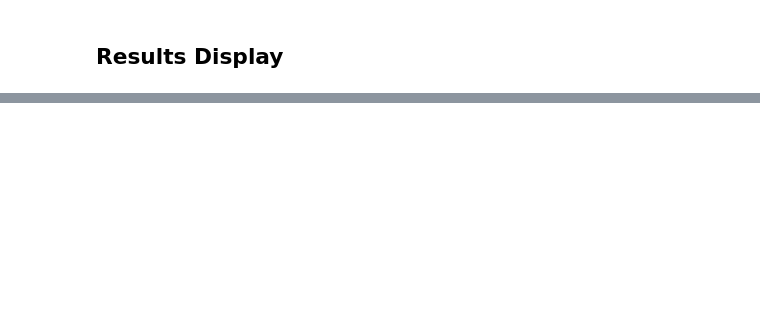
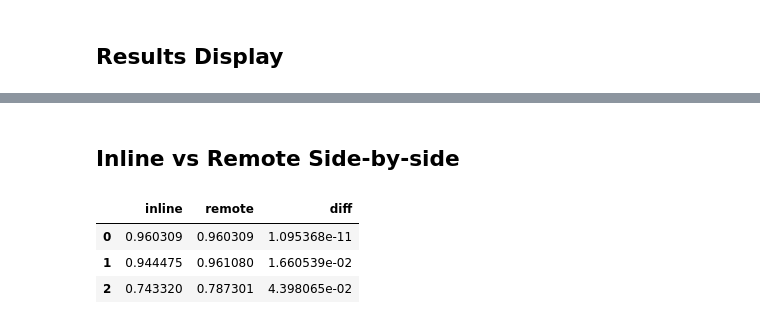
Before and after one commit to trustyai-explainability/llama-stack-provider-ragas, a Jupyter notebook: demos/basic_demo.ipynb, the cells around one changed output, grey strips where cells are left out. Saved outputs shown, nothing was run; the diff lists cells and outputs as text; code cells hidden in the pictures; blank space fills up the shorter version.

```diff
--- a/demos/basic_demo.ipynb
+++ b/demos/basic_demo.ipynb
@@ -325,0 +361,18 @@ EvaluateResponse(generations=[], scores={})
+# %% [markdown]
+## Inline vs Remote Side-by-side
+# %%
+pd.DataFrame.from_dict(
+    {
+        "inline": [
+            r["score"] for r in inline_results.scores["answer_relevancy"].score_rows
+        ],
+        "remote": [
+            r["score"] for r in remote_results.scores["answer_relevancy"].score_rows
+        ],
+    },
+).assign(diff=lambda df: df["remote"] - df["inline"])
+# %% [output]
+|  | inline | remote | diff |
+| 0 | 0.960309 | 0.960309 | 1.095368e-11 |
+| 1 | 0.944475 | 0.961080 | 1.660539e-02 |
+| 2 | 0.743320 | 0.787301 | 4.398065e-02 |
```
Also changed, not shown: parts of 12 cells of this notebook, 1 other file.
